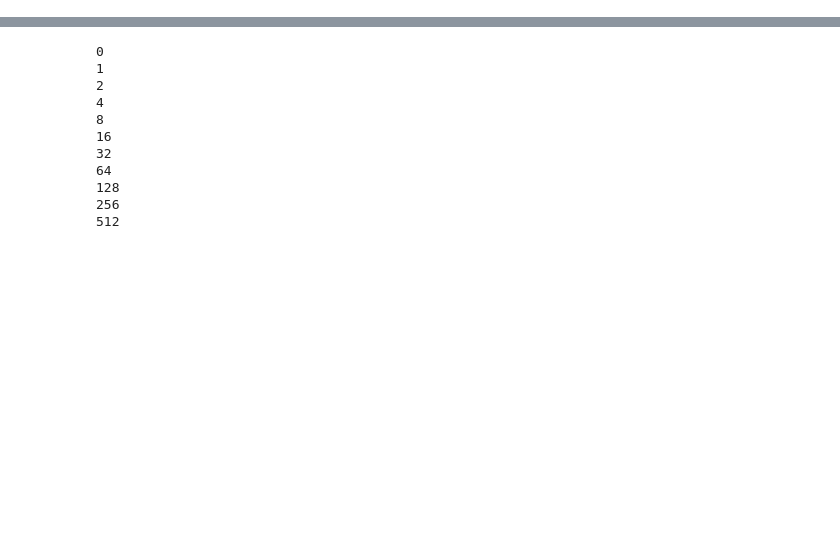
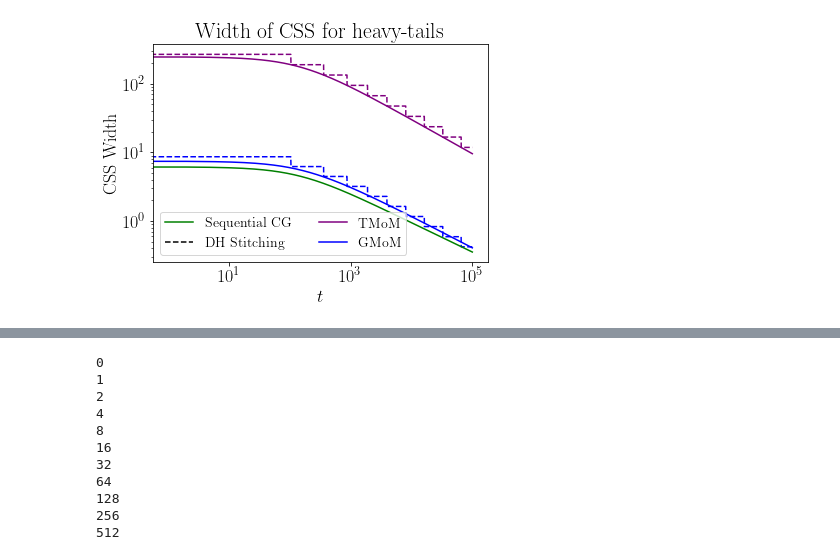
Before and after one commit to bchugg/confidence-spheres, a Jupyter notebook: heavy_tails.ipynb, the cells around one changed output, grey strips where cells are left out. Drawn from its saved outputs; the diff is of its cells as text; code cells hidden in the pictures; blank space fills up the shorter version.

```diff
--- a/heavy_tails.ipynb
+++ b/heavy_tails.ipynb
@@ -94,3 +96,28 @@ plt.rcParams.update({'font.size': 18})
+# %%
+# Everything plot
+
+start = 150
+
+plt.plot(geom_width_d5[start:], c='blue')
+plt.plot(geom_dh_width_d5[start:], ls='--', c='blue')
+plt.plot(mom_widths_d5[start:], c='purple')
+plt.plot(mom_dh_width_d5[start:], ls='--', c='purple')
+plt.plot(cat_widths_d5[start:], c='green', label='Sequential CG')
+
+
+plt.plot([], [], ls='--', c='black', label='DH Stitching')
+plt.plot([], [],  c='purple', label='TMoM')
+plt.plot([], [],  c='blue', label='GMoM')
+plt.legend(loc='lower left', ncol=2, fontsize=14)
+plt.xscale('log')
+plt.yscale('log')
+plt.xlabel('$t$')
+plt.ylabel('CSS Width')
+plt.title('Width of CSS for heavy-tails')
+
+plt.savefig('heavy_tails_gmom.png', dpi=300, bbox_inches='tight')
+# %% [output]
+[figure, added]
 # %%
 start = 150
 
```
Also changed, not shown: parts of 4 cells of this notebook, 3 other files.
